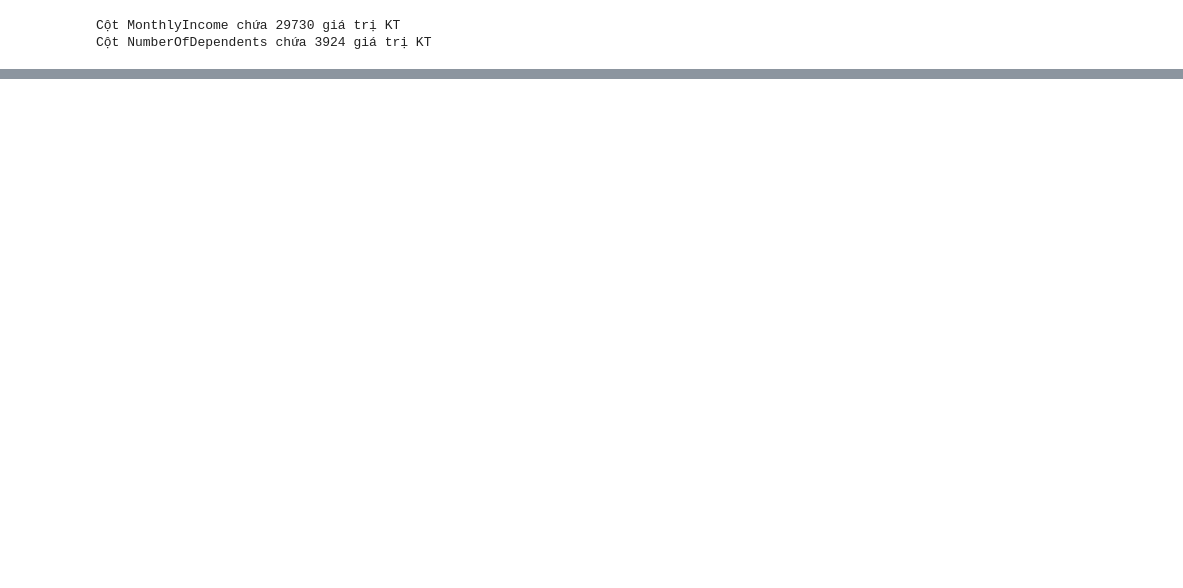
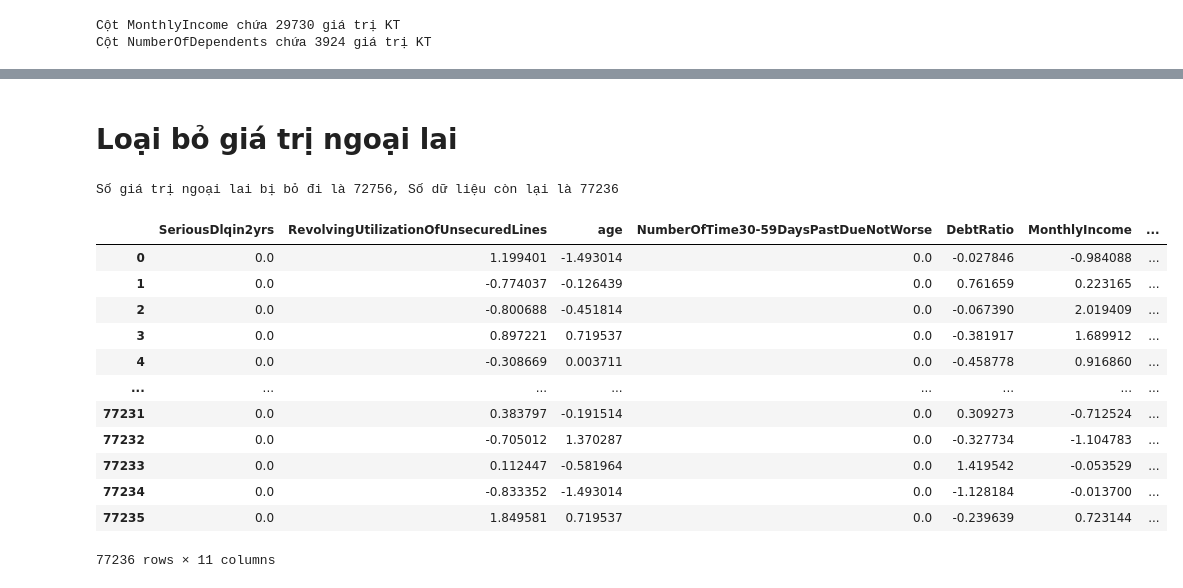
Before and after one commit to TVVY/Bai-Tap-DA-Tren-Leanr, a Jupyter notebook: Tiền xử lý dữ liệu – 2/[Bài tập] Phân tích dữ liệu Credit_scoring.ipynb, the cells around one changed output, grey strips where cells are left out. Saved outputs shown, nothing was run; the diff lists cells and outputs as text; code cells hidden in the pictures; blank space fills up the shorter version.

```diff
--- a/Tiền xử lý dữ liệu – 2/[Bài tập] Phân tích dữ liệu Credit_scoring.ipynb
+++ b/Tiền xử lý dữ liệu – 2/[Bài tập] Phân tích dữ liệu Credit_scoring.ipynb
@@ -67,5 +81,5 @@ Cột NumberOfDependents chứa 3924 giá trị KT
 # %%
-values = {'NumberOfDependents':'0'}
+values = {'MonthlyIncome':'0'}
 data.fillna(value=values, inplace=True)
 # %%
-data['MonthlyIncome'].interpolate(inplace=True)
+data['NumberOfDependents'] = data['NumberOfDependents'].interpolate(inplace=False)
@@ -106,0 +111,30 @@ for i in data.columns:
+# %% [markdown]
+# Loại bỏ giá trị ngoại lai
+# %%
+Q1 = data.quantile(0.25)
+Q3 = data.quantile(0.75)
+IQR = Q3 - Q1
+data1 = data[~((data < (Q1 - 1.5 * IQR)) | (data > (Q3 + 1.5 * IQR))).any(axis=1)]
+print(f'Số giá trị ngoại lai bị bỏ đi là {data.shape[0]-data1.shape[0]}, \
+Số dữ liệu còn lại là {data1.shape[0]}')
+# %% [output]
+Số giá trị ngoại lai bị bỏ đi là 72756, Số dữ liệu còn lại là 77236
+# %%
+scaler = StandardScaler()
+x_sc = scaler.fit_transform(data1)
+data2 = pd.DataFrame(x_sc, columns=data1.columns)
+data2
+# %% [output]
+|  | SeriousDlqin2yrs | RevolvingUtilizationOfUnsecuredLines | age | NumberOfTime30-59DaysPastDueNotWorse | DebtRatio | MonthlyIncome | ... |
+| 0 | 0.0 | 1.199401 | -1.493014 | 0.0 | -0.027846 | -0.984088 | ... |
+| 1 | 0.0 | -0.774037 | -0.126439 | 0.0 | 0.761659 | 0.223165 | ... |
+| 2 | 0.0 | -0.800688 | -0.451814 | 0.0 | -0.067390 | 2.019409 | ... |
+| 3 | 0.0 | 0.897221 | 0.719537 | 0.0 | -0.381917 | 1.689912 | ... |
+| 4 | 0.0 | -0.308669 | 0.003711 | 0.0 | -0.458778 | 0.916860 | ... |
+| ... | ... | ... | ... | ... | ... | ... | ... |
+| 77231 | 0.0 | 0.383797 | -0.191514 | 0.0 | 0.309273 | -0.712524 | ... |
+| 77232 | 0.0 | -0.705012 | 1.370287 | 0.0 | -0.327734 | -1.104783 | ... |
+| 77233 | 0.0 | 0.112447 | -0.581964 | 0.0 | 1.419542 | -0.053529 | ... |
+| 77234 | 0.0 | -0.833352 | -1.493014 | 0.0 | -1.128184 | -0.013700 | ... |
+| 77235 | 0.0 | 1.849581 | 0.719537 | 0.0 | -0.239639 | 0.723144 | ... |
+77236 rows × 11 columns
```
Also changed, not shown: parts of 18 cells of this notebook.
